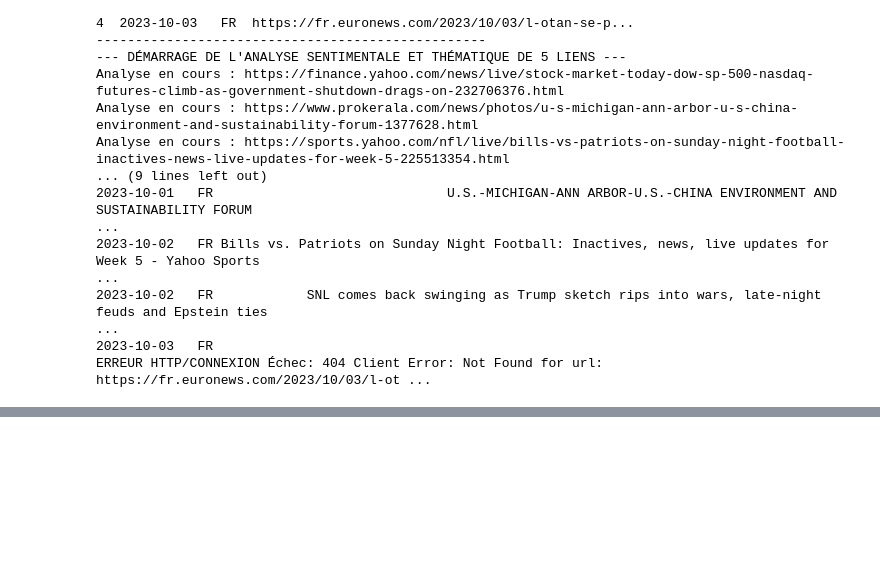
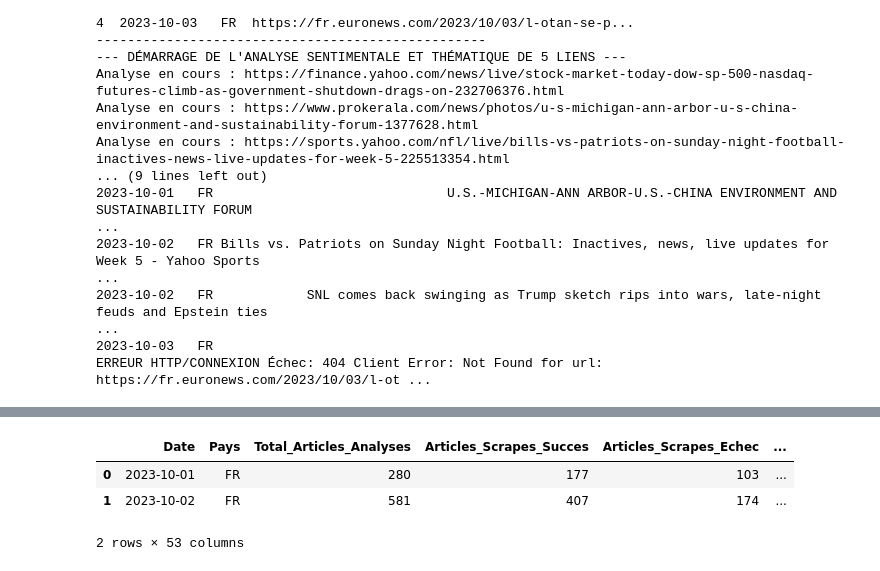
Before and after one commit to WilliamYOLO/BIGDATA, a Jupyter notebook: Sentiment.ipynb, the cells around one changed output, grey strips where cells are left out. Cells and saved outputs as stored; diff of their text form; code cells hidden in the pictures; blank space fills up the shorter version.

```diff
--- a/Sentiment.ipynb
+++ b/Sentiment.ipynb
@@ -3718,0 +3860,7 @@ len(df_resultat_final)
+# %%
+df_synthesis_final1
+# %% [output]
+|  | Date | Pays | Total_Articles_Analyses | Articles_Scrapes_Succes | Articles_Scrapes_Echec | ... |
+| 0 | 2023-10-01 | FR | 280 | 177 | 103 | ... |
+| 1 | 2023-10-02 | FR | 581 | 407 | 174 | ... |
+2 rows × 53 columns
```
Also changed, not shown: parts of 4 cells of this notebook.
